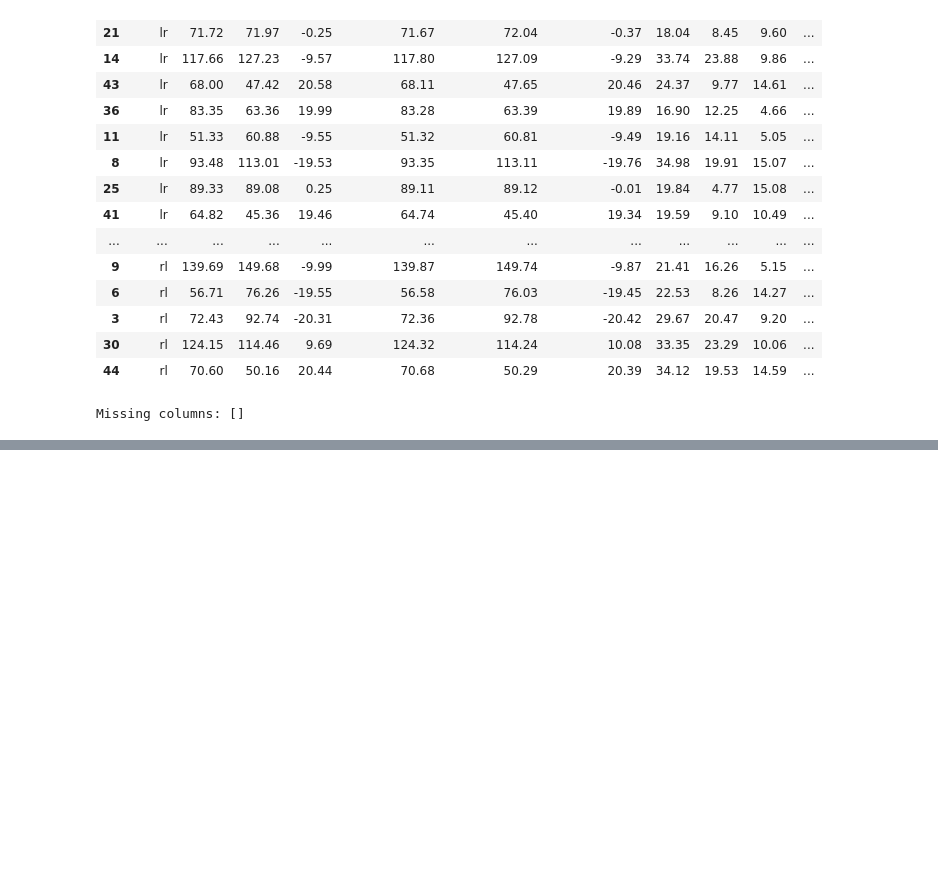
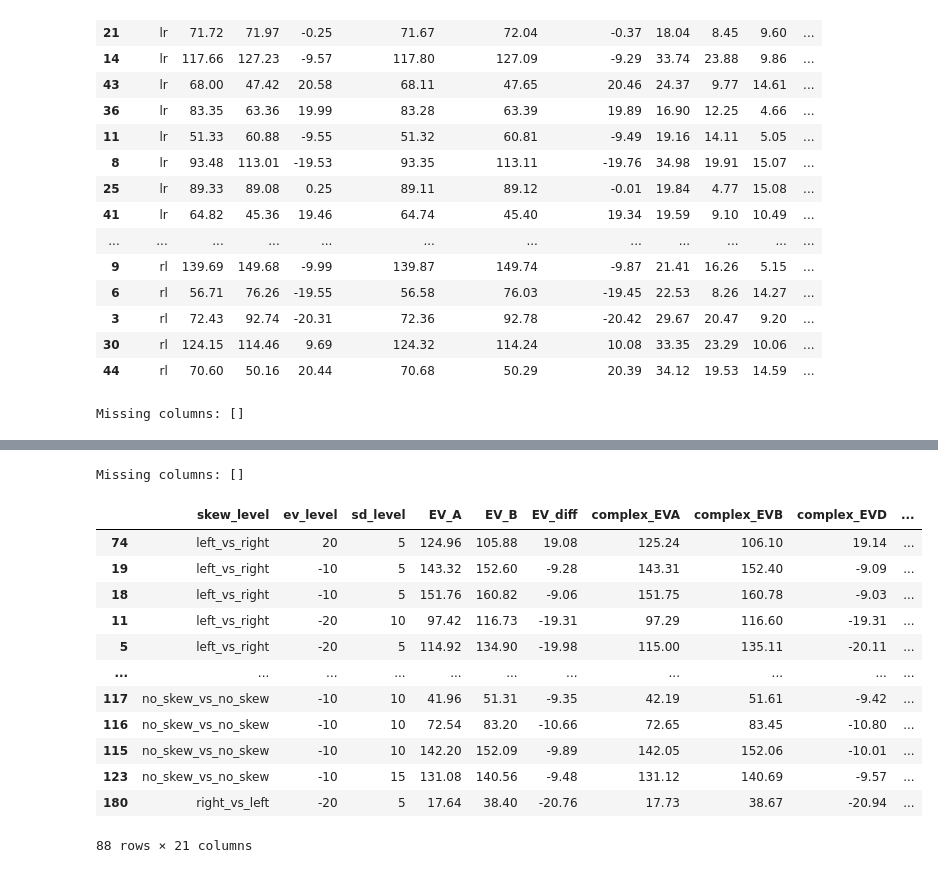
Before and after one commit to MaohuaNie/study3stimuli, a Jupyter notebook: stimuli_study3.ipynb, the cells around one changed output, grey strips where cells are left out. Drawn from its saved outputs; the diff is of its cells as text; code cells hidden in the pictures; blank space fills up the shorter version.

```diff
--- a/stimuli_study3.ipynb
+++ b/stimuli_study3.ipynb
@@ -555,0 +1246,55 @@ Missing columns: []
+# %%
+
+# Ensure the columns are present in the merged_df DataFrame
+columns_to_check = ['skew_level','ev_level', 'sd_level','EV_A', 'EV_B', 'EV_diff',
+                    'complex_EVA', 'complex_EVB', 'complex_EVD',
+                    'SD_A', 'SD_B', 'SD_diff',
+                    'complex_SDA', 'complex_SDB', 'complex_SDD',
+                    'simple_skewness_A', 'complex_skewness_A', 'simple_skewness_B', 'complex_skewness_B',
+                    'simple_skewness_D', 'complex_skewness_D'
+                    ]
+
+# Check which columns are missing
+missing_columns = [col for col in columns_to_check if col not in lottery_pairs_new.columns]
+
+# Print missing columns
+print(f"Missing columns: {missing_columns}")
+
+# Select only the columns that are present
+columns_to_select = [col for col in columns_to_check if col in lottery_pairs_new.columns]
+
+df_selected = lottery_pairs_new[columns_to_select]
+
+
+df_selected_rounded = df_selected.applymap(lambda x: round(x, 2) if isinstance(x, (int, float)) else x)
+
+
+
+
+df_selected_before = df_selected_rounded.sort_values(by='skew_level', ascending=True).dropna()
+# %% [output]
+Missing columns: []
+# %%
+
+# Filter rows based on conditions for A and B
+filtered_df = df_selected_before[
+    (abs(df_selected_before['simple_skewness_A'] - df_selected_before['complex_skewness_A']) < 0.25) &
+    (abs(df_selected_before['simple_skewness_B'] - df_selected_before['complex_skewness_B']) < 0.25)
+]
+
+# Display the filtered dataframe
+filtered_df
+# %% [output]
+|  | skew_level | ev_level | sd_level | EV_A | EV_B | EV_diff | complex_EVA | complex_EVB | complex_EVD | ... |
+| 74 | left_vs_right | 20 | 5 | 124.96 | 105.88 | 19.08 | 125.24 | 106.10 | 19.14 | ... |
+| 19 | left_vs_right | -10 | 5 | 143.32 | 152.60 | -9.28 | 143.31 | 152.40 | -9.09 | ... |
+| 18 | left_vs_right | -10 | 5 | 151.76 | 160.82 | -9.06 | 151.75 | 160.78 | -9.03 | ... |
+| 11 | left_vs_right | -20 | 10 | 97.42 | 116.73 | -19.31 | 97.29 | 116.60 | -19.31 | ... |
+| 5 | left_vs_right | -20 | 5 | 114.92 | 134.90 | -19.98 | 115.00 | 135.11 | -20.11 | ... |
+| ... | ... | ... | ... | ... | ... | ... | ... | ... | ... | ... |
+| 117 | no_skew_vs_no_skew | -10 | 10 | 41.96 | 51.31 | -9.35 | 42.19 | 51.61 | -9.42 | ... |
+| 116 | no_skew_vs_no_skew | -10 | 10 | 72.54 | 83.20 | -10.66 | 72.65 | 83.45 | -10.80 | ... |
+| 115 | no_skew_vs_no_skew | -10 | 10 | 142.20 | 152.09 | -9.89 | 142.05 | 152.06 | -10.01 | ... |
+| 123 | no_skew_vs_no_skew | -10 | 15 | 131.08 | 140.56 | -9.48 | 131.12 | 140.69 | -9.57 | ... |
+| 180 | right_vs_left | -20 | 5 | 17.64 | 38.40 | -20.76 | 17.73 | 38.67 | -20.94 | ... |
+88 rows × 21 columns
```
Also changed, not shown: parts of 11 cells of this notebook, 1 other file.
